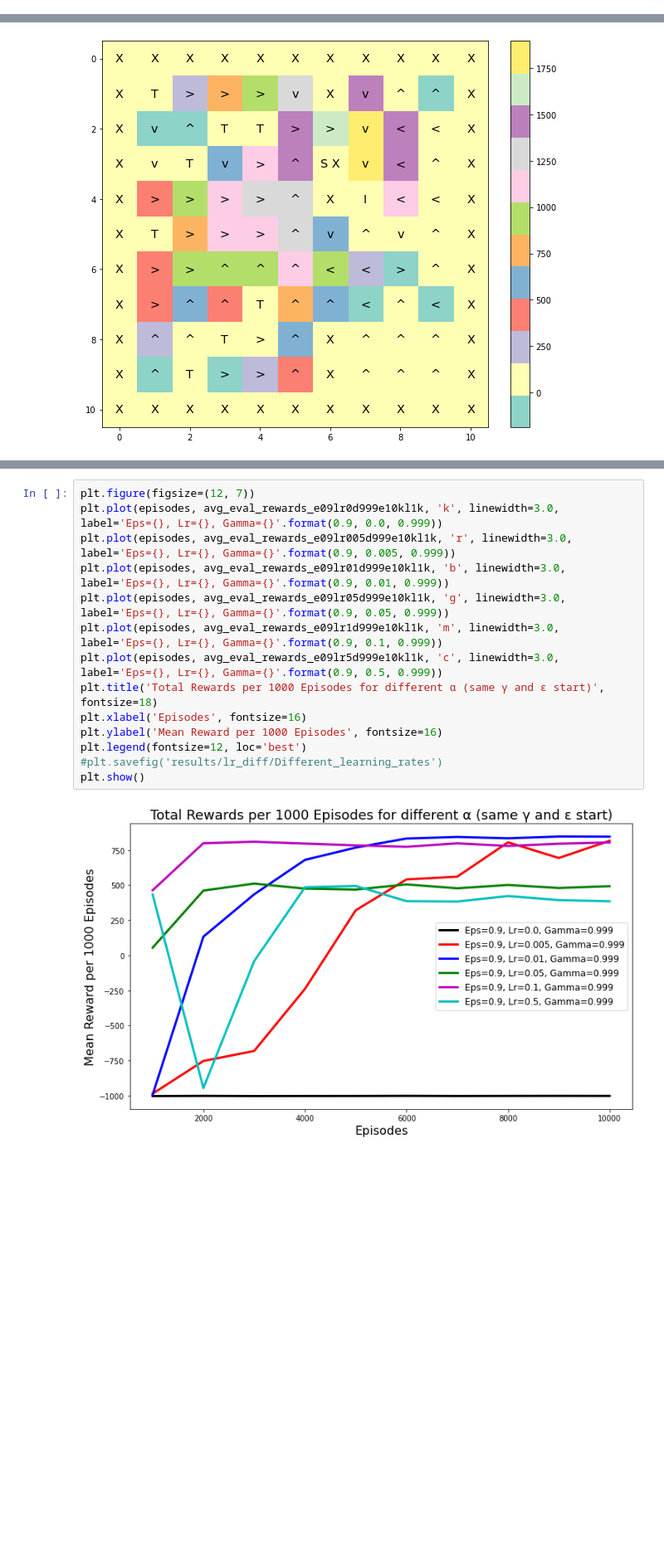
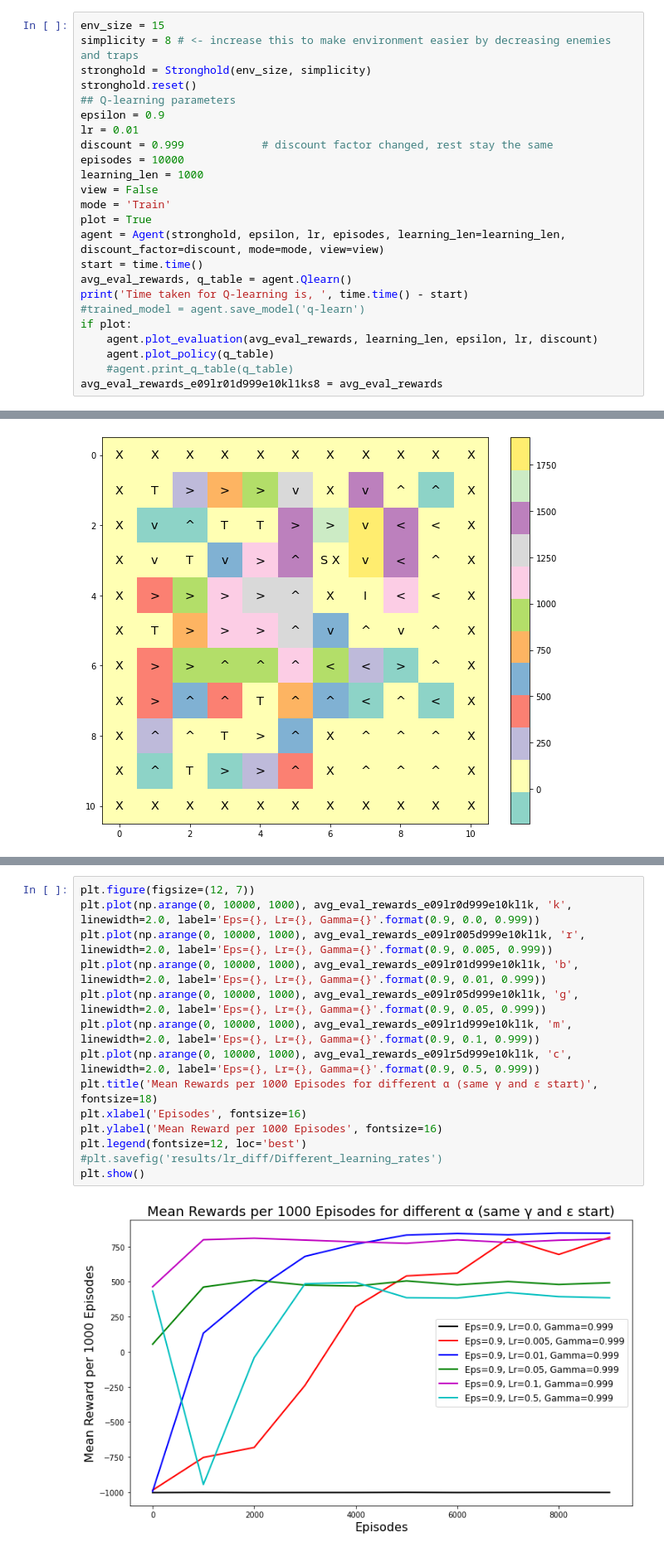
Before and after one commit to Assassinsarms/Stronghold-MDP-Q-learning-in-Stronghold-Environment-DDPG-in-Lunar-Lander, a Jupyter notebook: Aaron_Mir_INM707_Task2.ipynb, the cells around one changed output, grey strips where cells are left out. Shown at 83% size. Cells and saved outputs as stored; diff of their text form; blank space fills up the shorter version.

```diff
--- a/Aaron_Mir_INM707_Task2.ipynb
+++ b/Aaron_Mir_INM707_Task2.ipynb
@@ -216,0 +408,24 @@ plt.show()
+# %%
+env_size = 15
+simplicity = 8 # <- increase this to make environment easier by decreasing enemies and traps
+stronghold = Stronghold(env_size, simplicity)
+stronghold.reset()
+## Q-learning parameters
+epsilon = 0.9
+lr = 0.01
+discount = 0.999            # discount factor changed, rest stay the same
+episodes = 10000
+learning_len = 1000
+view = False
+mode = 'Train'
+plot = True
+agent = Agent(stronghold, epsilon, lr, episodes, learning_len=learning_len, discount_factor=discount, mode=mode, view=view)
+start = time.time()
+avg_eval_rewards, q_table = agent.Qlearn()
+print('Time taken for Q-learning is, ', time.time() - start)
+#trained_model = agent.save_model('q-learn')
+if plot:
+    agent.plot_evaluation(avg_eval_rewards, learning_len, epsilon, lr, discount)
+    agent.plot_policy(q_table)
+    #agent.print_q_table(q_table)
+avg_eval_rewards_e09lr01d999e10kl1ks8 = avg_eval_rewards
@@ -608,19 +1114,19 @@ Best Policy
 # %%
 plt.figure(figsize=(12, 7))
-plt.plot(episodes, avg_eval_rewards_e09lr0d999e10kl1k, 'k', linewidth=3.0, label='Eps={}, Lr={}, Gamma={}'.format(0.9, 0.0, 0.999))
-plt.plot(episodes, avg_eval_rewards_e09lr005d999e10kl1k, 'r', linewidth=3.0, label='Eps={}, Lr={}, Gamma={}'.format(0.9, 0.005, 0.999))
-plt.plot(episodes, avg_eval_rewards_e09lr01d999e10kl1k, 'b', linewidth=3.0, label='Eps={}, Lr={}, Gamma={}'.format(0.9, 0.01, 0.999))
-plt.plot(episodes, avg_eval_rewards_e09lr05d999e10kl1k, 'g', linewidth=3.0, label='Eps={}, Lr={}, Gamma={}'.format(0.9, 0.05, 0.999))
-plt.plot(episodes, avg_eval_rewards_e09lr1d999e10kl1k, 'm', linewidth=3.0, label='Eps={}, Lr={}, Gamma={}'.format(0.9, 0.1, 0.999))
-plt.plot(episodes, avg_eval_rewards_e09lr5d999e10kl1k, 'c', linewidth=3.0, label='Eps={}, Lr={}, Gamma={}'.format(0.9, 0.5, 0.999))
-plt.title('Total Rewards per 1000 Episodes for different α (same γ and ε start)', fontsize=18)
+plt.plot(np.arange(0, 10000, 1000), avg_eval_rewards_e09lr0d999e10kl1k, 'k', linewidth=2.0, label='Eps={}, Lr={}, Gamma={}'.format(0.9, 0.0, 0.999))
+plt.plot(np.arange(0, 10000, 1000), avg_eval_rewards_e09lr005d999e10kl1k, 'r', linewidth=2.0, label='Eps={}, Lr={}, Gamma={}'.format(0.9, 0.005, 0.999))
+plt.plot(np.arange(0, 10000, 1000), avg_eval_rewards_e09lr01d999e10kl1k, 'b', linewidth=2.0, label='Eps={}, Lr={}, Gamma={}'.format(0.9, 0.01, 0.999))
+plt.plot(np.arange(0, 10000, 1000), avg_eval_rewards_e09lr05d999e10kl1k, 'g', linewidth=2.0, label='Eps={}, Lr={}, Gamma={}'.format(0.9, 0.05, 0.999))
+plt.plot(np.arange(0, 10000, 1000), avg_eval_rewards_e09lr1d999e10kl1k, 'm', linewidth=2.0, label='Eps={}, Lr={}, Gamma={}'.format(0.9, 0.1, 0.999))
+plt.plot(np.arange(0, 10000, 1000), avg_eval_rewards_e09lr5d999e10kl1k, 'c', linewidth=2.0, label='Eps={}, Lr={}, Gamma={}'.format(0.9, 0.5, 0.999))
+plt.title('Mean Rewards per 1000 Episodes for different α (same γ and ε start)', fontsize=18)
 plt.xlabel('Episodes', fontsize=16)
 plt.ylabel('Mean Reward per 1000 Episodes', fontsize=16)
 plt.legend(fontsize=12, loc='best')
 #plt.savefig('results/lr_diff/Different_learning_rates')
 plt.show()
 # %% [output]
-[figure, old version]
+[figure, new version]
 # %%
 # pickle.dump(avg_eval_rewards_e09lr0d999e10kl1k, open('results/lr_diff/avg_eval_rewards_e09lr0d999e10kl1k'+'.q-learn', 'wb'), -1)
 # pickle.dump(avg_eval_rewards_e09lr005d999e10kl1k, open('results/lr_diff/avg_eval_rewards_e09lr005d999e10kl1k'+'.q-learn', 'wb'), -1)
```
Also changed, not shown: parts of 47 cells of this notebook, 35 other files.
